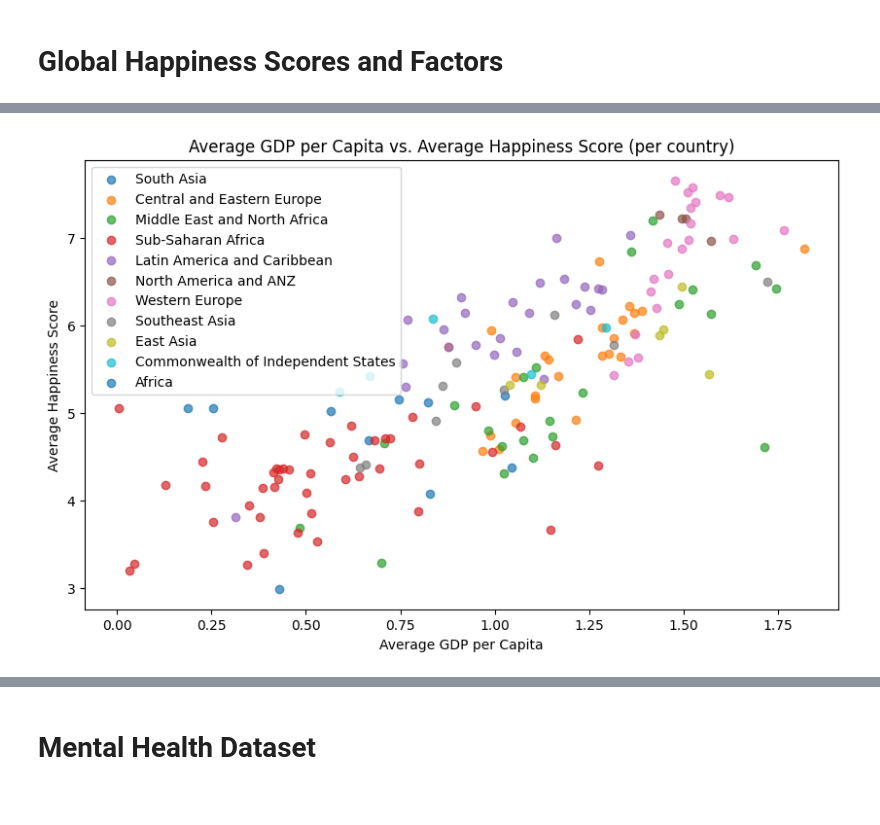
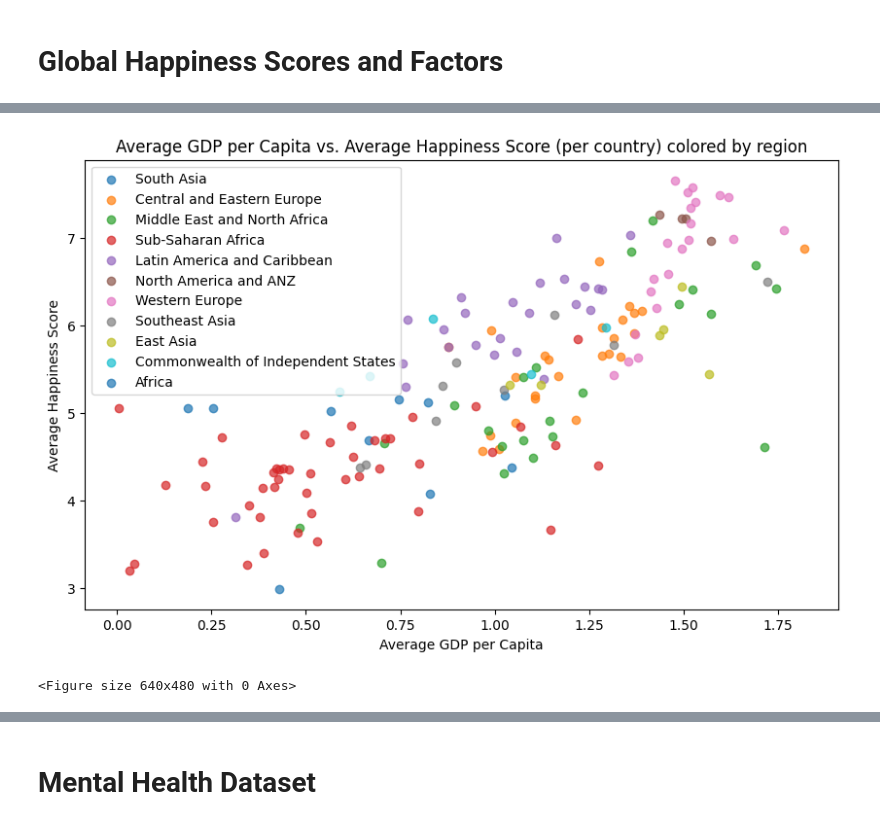
Before and after one commit to com-480-data-visualization/com-480-project-daz, a Jupyter notebook: milestone1/dataviz.ipynb, the cells around one changed output, grey strips where cells are left out. Drawn from its saved outputs; the diff is of its cells as text; code cells hidden in the pictures.

```diff
--- a/milestone1/dataviz.ipynb
+++ b/milestone1/dataviz.ipynb
@@ -235,33 +243,35 @@ plt.show()
 # %%
 per_country = global_happiness_df.groupby("country").agg({
     "happiness_score": "mean",
     "gdp_per_capita": "mean",
     "social_support": "mean",
     "healthy_life_expectancy": "mean",
     "freedom_to_make_life_choices": "mean",
     "generosity": "mean",
     "perceptions_of_corruption": "mean"
 }).reset_index()
 
 country_region = global_happiness_df.groupby("country")["region"].first().reset_index()
 per_country = per_country.merge(country_region, on="country", how="left")
 
 unique_regions = per_country["region"].unique()
 colors = plt.cm.tab10.colors
 color_dict = {region: colors[i % len(colors)] for i, region in enumerate(unique_regions)}
 
 plt.figure(figsize=(10,6))
 for region in unique_regions:
     sub = per_country[per_country["region"] == region]
     plt.scatter(sub["gdp_per_capita"], sub["happiness_score"], color=color_dict[region],
                 label=region, alpha=0.7)
-plt.title("Average GDP per Capita vs. Average Happiness Score (per country)")
+plt.title("Average GDP per Capita vs. Average Happiness Score (per country) colored by region")
 plt.xlabel("Average GDP per Capita")
 plt.ylabel("Average Happiness Score")
 plt.legend()
 plt.show()
+plt.savefig("figures/gdp_per_capita_vs_happiness_score.png")
 # %% [output]
-[figure, old version]
+[figure, new version]
+<Figure size 640x480 with 0 Axes>
 # %%
 top10 = per_country.sort_values("happiness_score", ascending=False).head(10)
 plt.figure(figsize=(12, 6))
```
Also changed, not shown: parts of 21 cells of this notebook, 27 other files.
